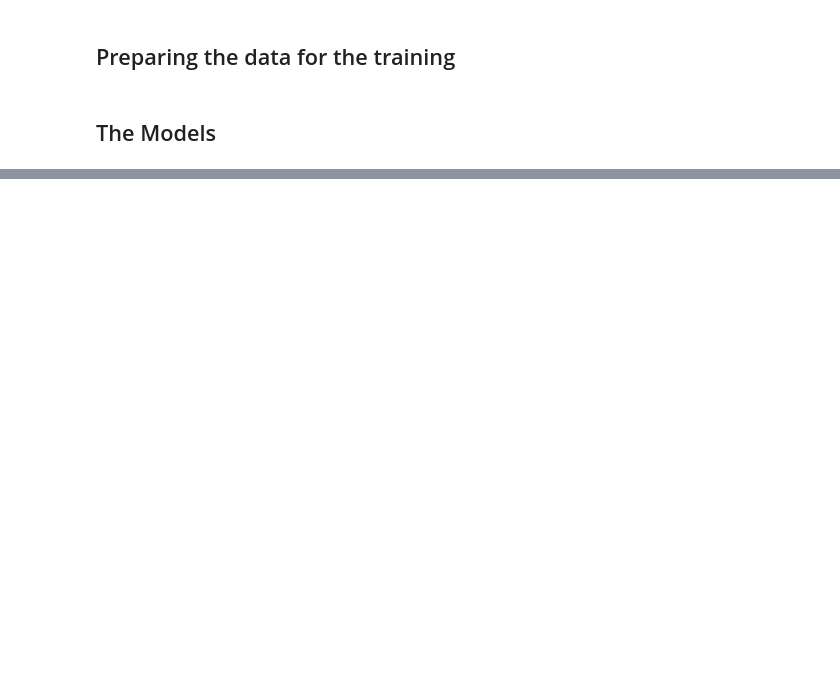
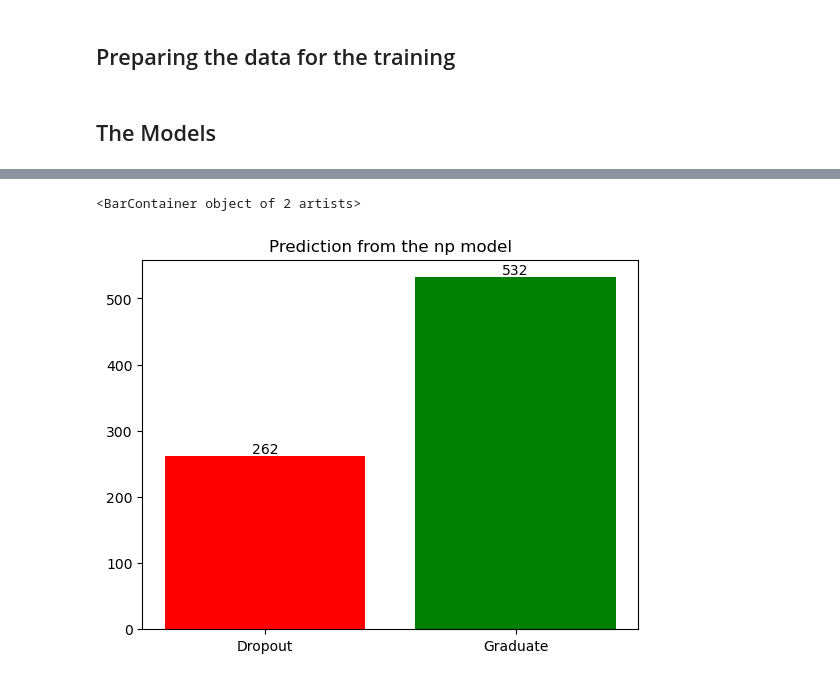
Before and after one commit to Feinst69/ANN-playground, a Jupyter notebook: model_test.ipynb, the cells around one changed output, grey strips where cells are left out. Saved outputs shown, nothing was run; the diff lists cells and outputs as text; code cells hidden in the pictures; blank space fills up the shorter version.

```diff
--- a/model_test.ipynb
+++ b/model_test.ipynb
@@ -173,0 +182,14 @@ Précision sur le test : 0.8774104683195593
+# %%
+mlp_result = mlp.predict(X_enrolled_T)
+mlp_result = np.where(mlp_result, 'Graduate', 'Dropout')
+unique, counts = np.unique(mlp_result, return_counts='Graduate')
+
+# Add count on top of each bar
+for i, count in enumerate(counts):
+    plt.text(i, count + 0.1, str(count), ha='center', va='bottom')
+colors = ['red', 'green']
+plt.title('Prediction from the np model')
+plt.bar(unique, counts, color=colors)
+# %% [output]
+<BarContainer object of 2 artists>
+[figure, added]
```
Also changed, not shown: parts of 18 cells of this notebook.
